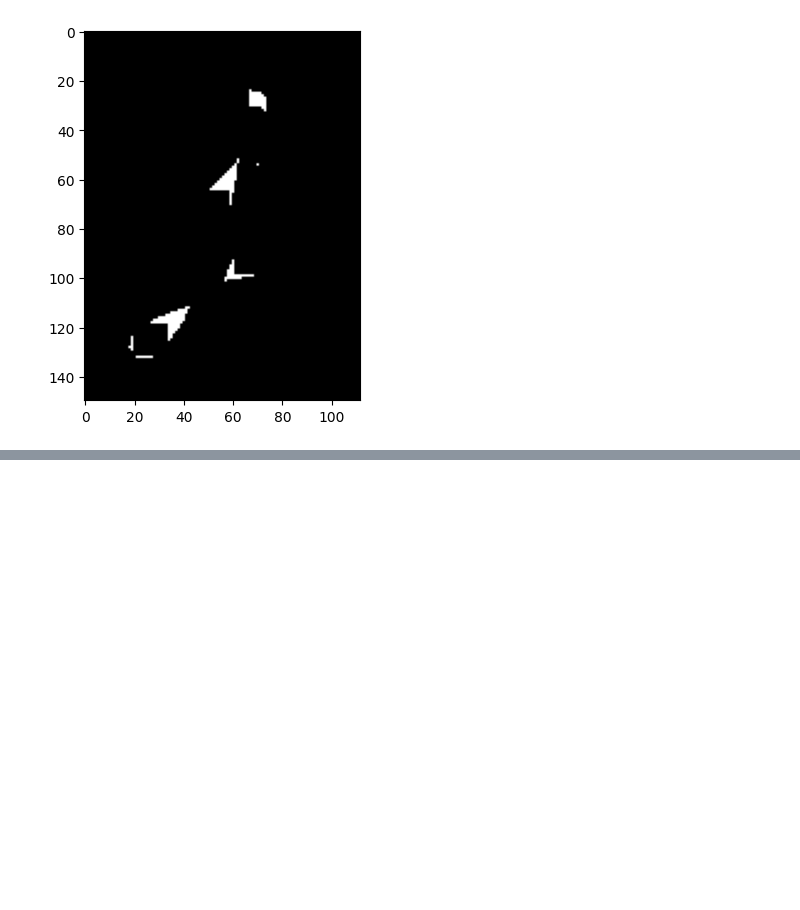
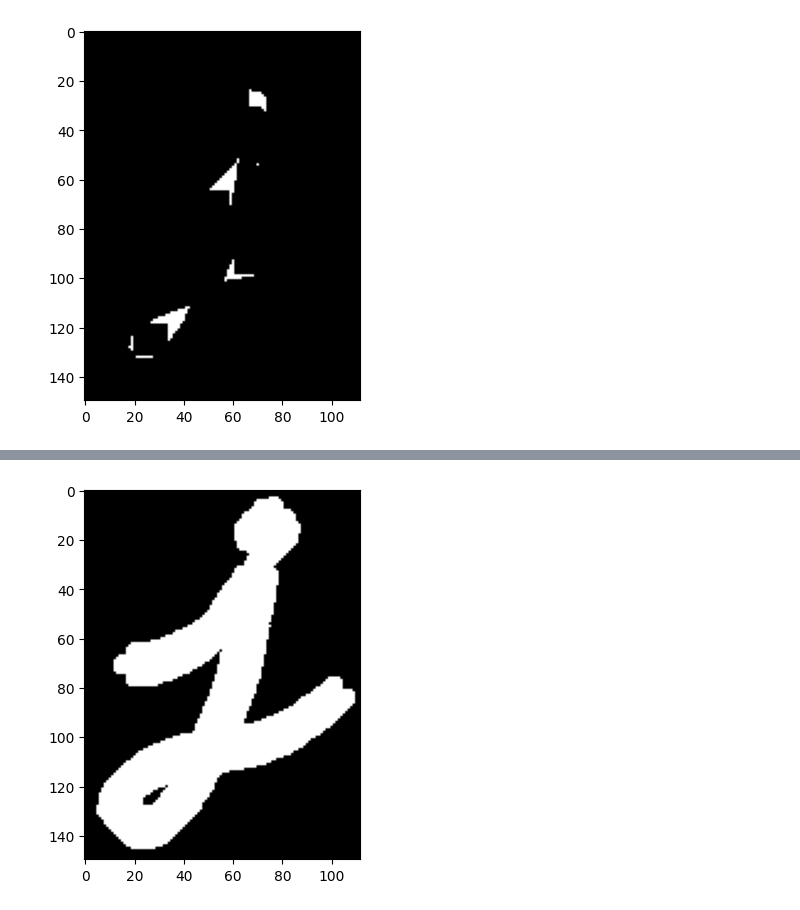
Before and after one commit to mikecr96/PDI-Ago-Dic25-GpoA, a Jupyter notebook: Semana XV/morph2.ipynb, the cells around one changed output, grey strips where cells are left out. Drawn from its saved outputs; the diff is of its cells as text; code cells hidden in the pictures; blank space fills up the shorter version.

```diff
--- a/Semana XV/morph2.ipynb
+++ b/Semana XV/morph2.ipynb
@@ -156,0 +217,4 @@ show_img(cv.morphologyEx(img, cv.MORPH_BLACKHAT, s_e))
+# %%
+show_img(cv.dilate(img, kernel_cruz))
+# %% [output]
+[figure, added]
```
Also changed, not shown: parts of 16 cells of this notebook, 1 other file.
